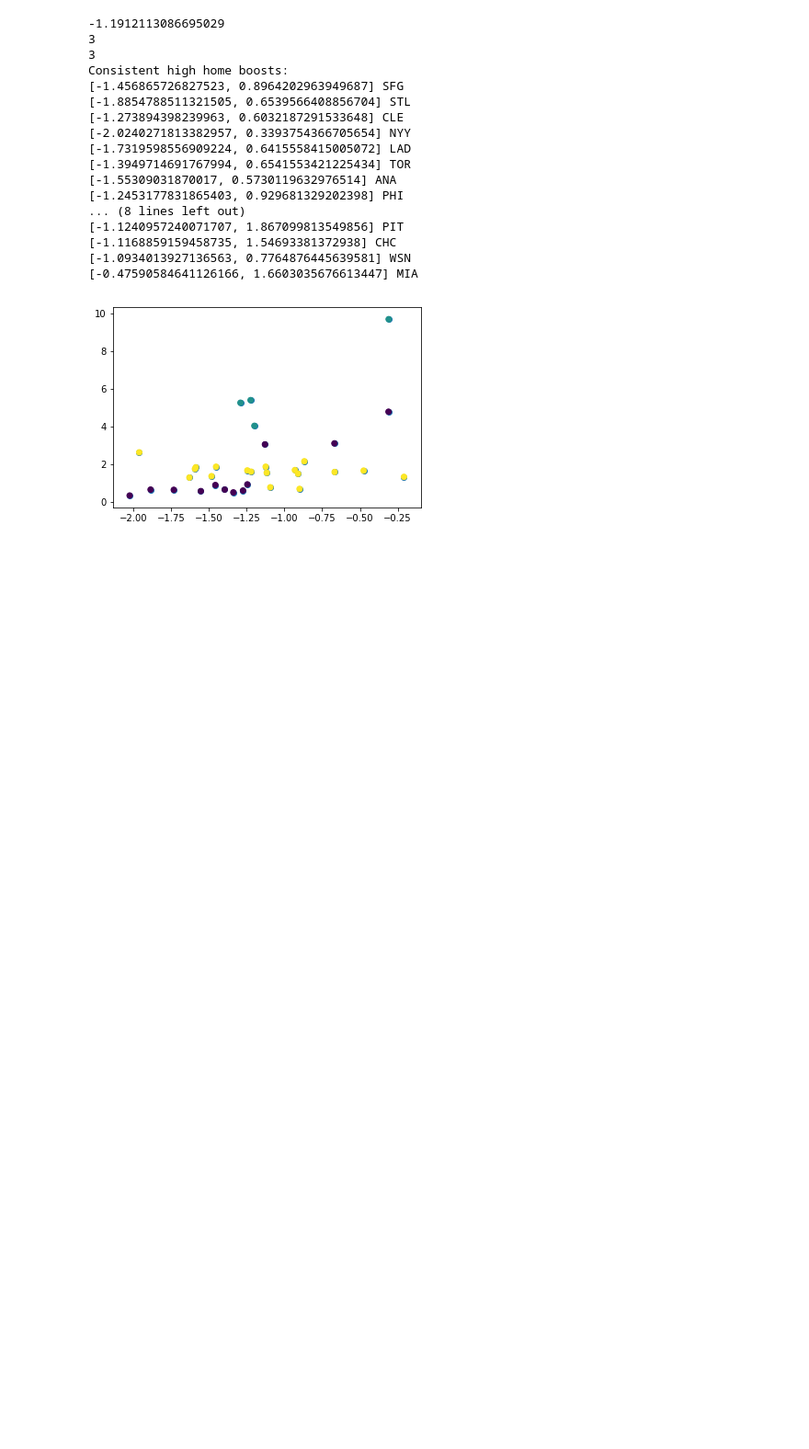
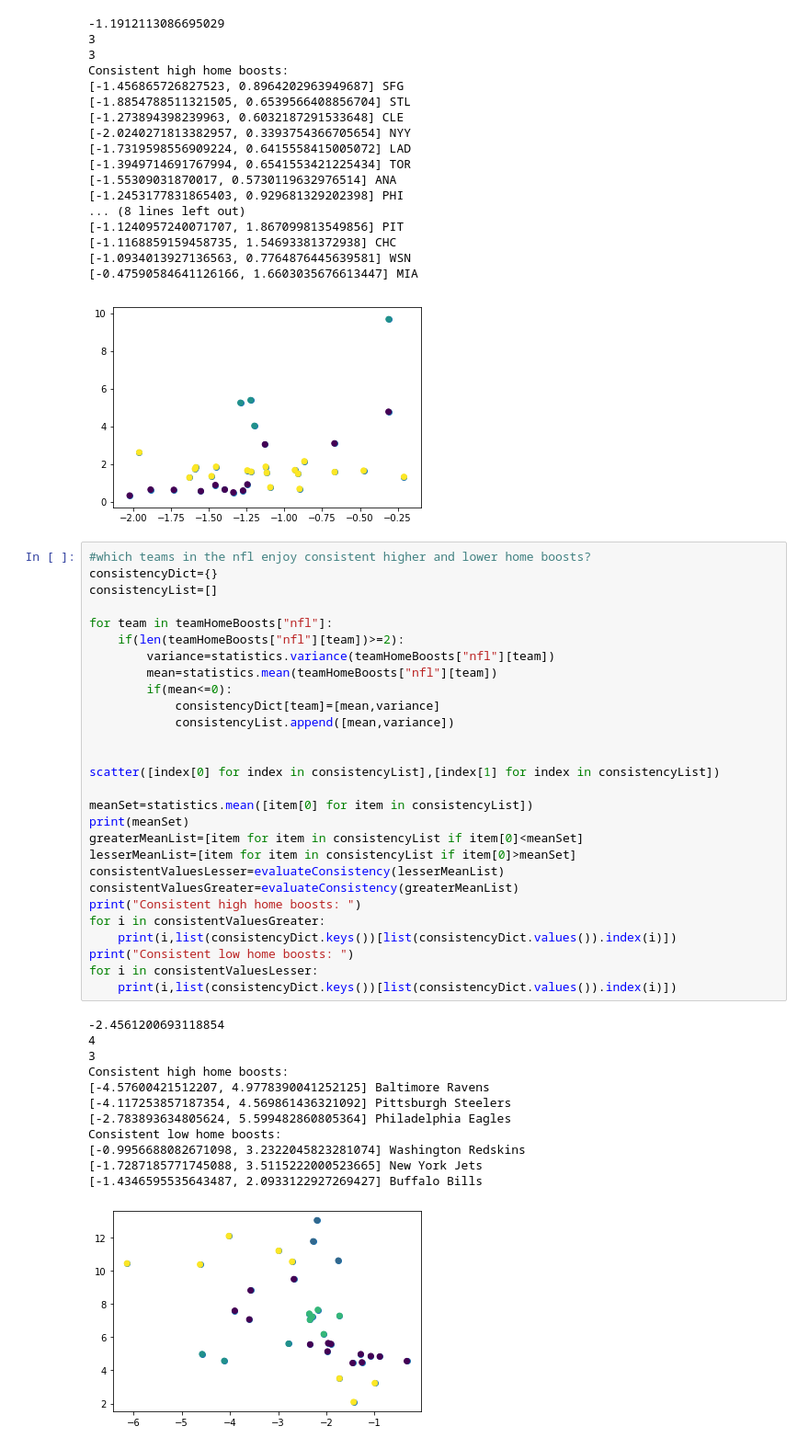
Before and after one commit to vthatte0/MATH199-CHP, a Jupyter notebook: home_boost.ipynb, the cells around one changed output. Shown: that part at 92% size. Drawn from its saved outputs; the diff is of its cells as text; blank space fills up the shorter version.

```diff
--- a/home_boost.ipynb
+++ b/home_boost.ipynb
@@ -232,3 +276,44 @@ Consistent high home boosts:
 [-1.0934013927136563, 0.7764876445639581] WSN
 [-0.47590584641126166, 1.6603035676613447] MIA
 [figure]
+# %%
+#which teams in the nfl enjoy consistent higher and lower home boosts?
+consistencyDict={}
+consistencyList=[]
+
+for team in teamHomeBoosts["nfl"]:
+    if(len(teamHomeBoosts["nfl"][team])>=2):
+        variance=statistics.variance(teamHomeBoosts["nfl"][team])
+        mean=statistics.mean(teamHomeBoosts["nfl"][team])
+        if(mean<=0):
+            consistencyDict[team]=[mean,variance]
+            consistencyList.append([mean,variance])
+
+
+scatter([index[0] for index in consistencyList],[index[1] for index in consistencyList])
+
+meanSet=statistics.mean([item[0] for item in consistencyList])
+print(meanSet)
+greaterMeanList=[item for item in consistencyList if item[0]<meanSet]
+lesserMeanList=[item for item in consistencyList if item[0]>meanSet]
+consistentValuesLesser=evaluateConsistency(lesserMeanList)
+consistentValuesGreater=evaluateConsistency(greaterMeanList)
+print("Consistent high home boosts: ")
+for i in consistentValuesGreater:
+    print(i,list(consistencyDict.keys())[list(consistencyDict.values()).index(i)])
+print("Consistent low home boosts: ")
+for i in consistentValuesLesser:
+    print(i,list(consistencyDict.keys())[list(consistencyDict.values()).index(i)])
+# %% [output]
+-2.4561200693118854
+4
+3
+Consistent high home boosts:
+[-4.57600421512207, 4.9778390041252125] Baltimore Ravens
+[-4.117253857187354, 4.569861436321092] Pittsburgh Steelers
+[-2.783893634805624, 5.599482860805364] Philadelphia Eagles
+Consistent low home boosts:
+[-0.9956688082671098, 3.2322045823281074] Washington Redskins
+[-1.7287185771745088, 3.5115222000523665] New York Jets
+[-1.4346595535643487, 2.0933122927269427] Buffalo Bills
+[figure, added]
```
Also changed, not shown: parts of 5 cells of this notebook, 1 other file.
